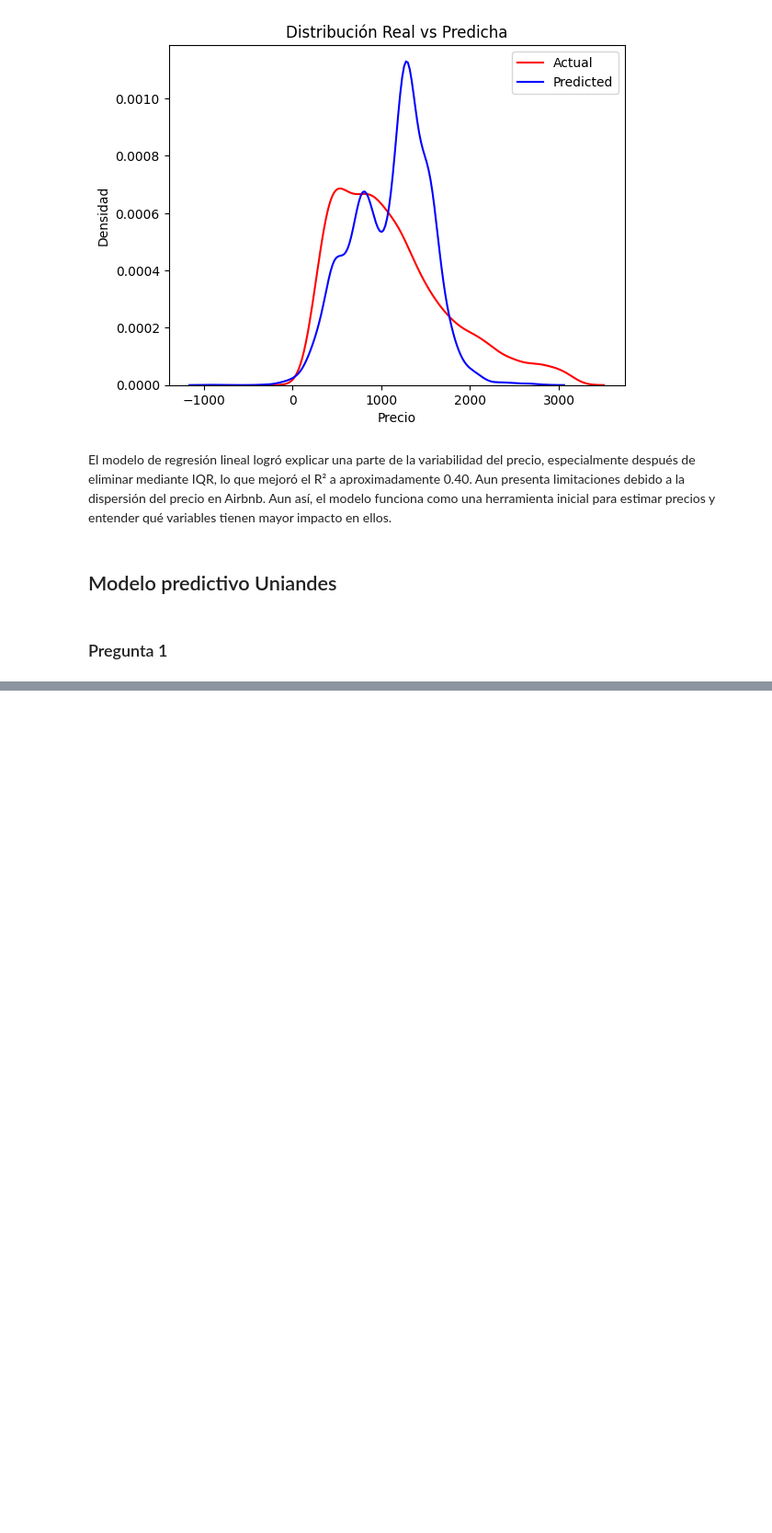
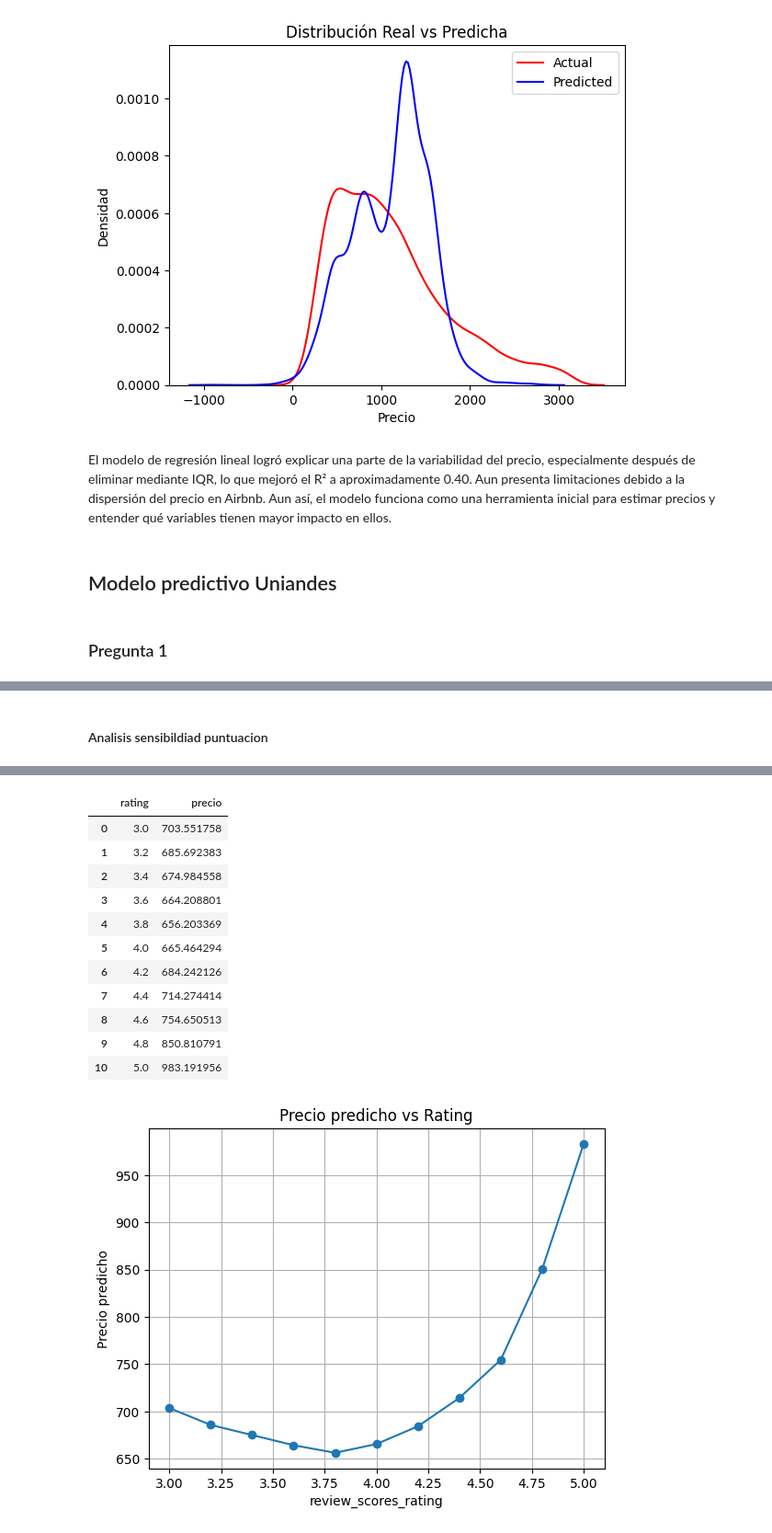
Before and after one commit to NathaMore/Proyecto2-ACTD, a Jupyter notebook: Modelo predictivo Uniandes/Airbnb_CDMX p1.ipynb, the cells around one changed output, grey strips where cells are left out. Shown at 92% size. Saved outputs shown, nothing was run; the diff lists cells and outputs as text; code cells hidden in the pictures; blank space fills up the shorter version.

Commit message:
Sensibilidad puntuacion (p2)

```diff
--- a/Modelo predictivo Uniandes/Airbnb_CDMX p1.ipynb
+++ b/Modelo predictivo Uniandes/Airbnb_CDMX p1.ipynb
@@ -765,0 +777,10 @@ Entrenando: NN_relu_128x64
+# %%
+# Seleccionar un departamento base (representativo)
+base_df = X_train.iloc[[0]].copy()
+
+def predecir(df_sim):
+    X_sim_scaled = scaler.transform(df_sim[X_train.columns])
+    return mejor_modelo.predict(X_sim_scaled)[0][0]
+
+precio_base = predecir(base_df)
+print(f"Precio base predicho: {precio_base:.2f}")
@@ -765,0 +790,21 @@ Entrenando: NN_relu_128x64
+# %% [markdown]
+#### Analisis sensibildiad puntuacion
+# %%
+resultados_rating = []
+
+for r in np.linspace(3.0, 5.0, 11):  # rango REAL de rating
+    sim = base_df.copy()
+    sim["review_scores_rating"] = r
+    precio = predecir(sim)
+    resultados_rating.append({"rating": r, "precio": precio})
+
+df_rating = pd.DataFrame(resultados_rating)
+display(df_rating)
+
+plt.plot(df_rating["rating"], df_rating["precio"], marker="o")
+plt.title("Precio predicho vs Rating")
+plt.xlabel("review_scores_rating")
+plt.ylabel("Precio predicho")
+plt.grid(True)
+plt.show()
+# %% [output]
@@ -765,0 +822,13 @@ Entrenando: NN_relu_128x64
+|  | rating | precio |
+| 0 | 3.0 | 703.551758 |
+| 1 | 3.2 | 685.692383 |
+| 2 | 3.4 | 674.984558 |
+| 3 | 3.6 | 664.208801 |
+| 4 | 3.8 | 656.203369 |
+| 5 | 4.0 | 665.464294 |
+| 6 | 4.2 | 684.242126 |
+| 7 | 4.4 | 714.274414 |
+| 8 | 4.6 | 754.650513 |
+| 9 | 4.8 | 850.810791 |
+| 10 | 5.0 | 983.191956 |
+[figure, added]
```
Also changed, not shown: parts of 4 cells of this notebook.
